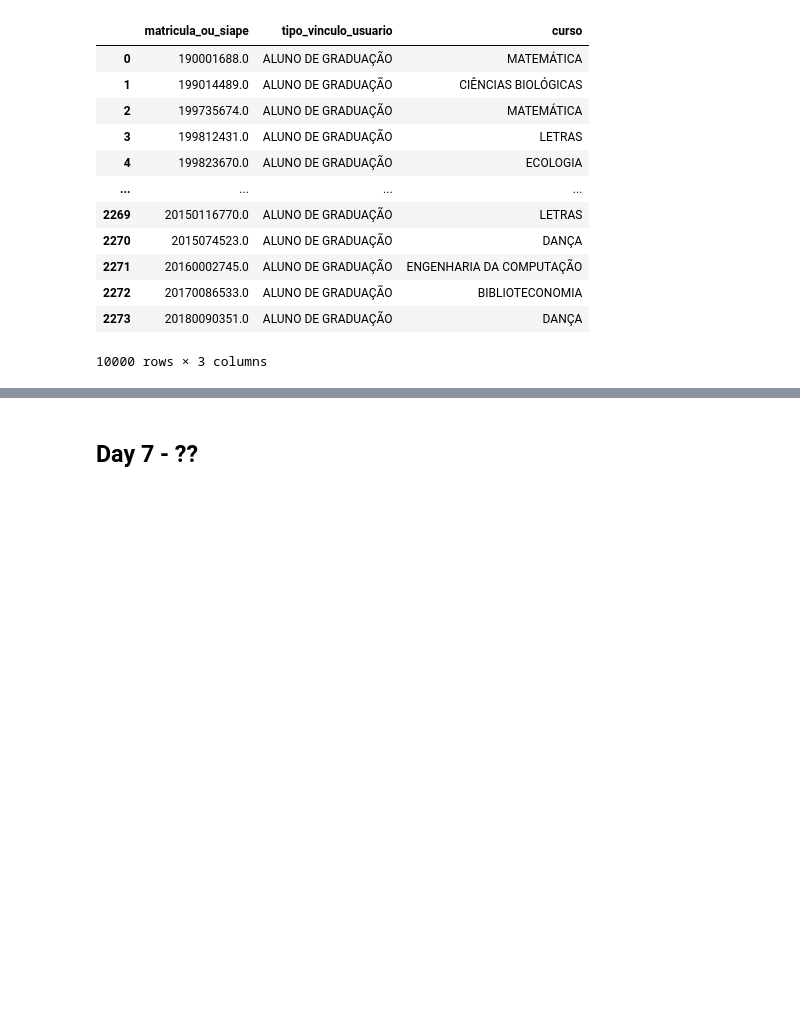
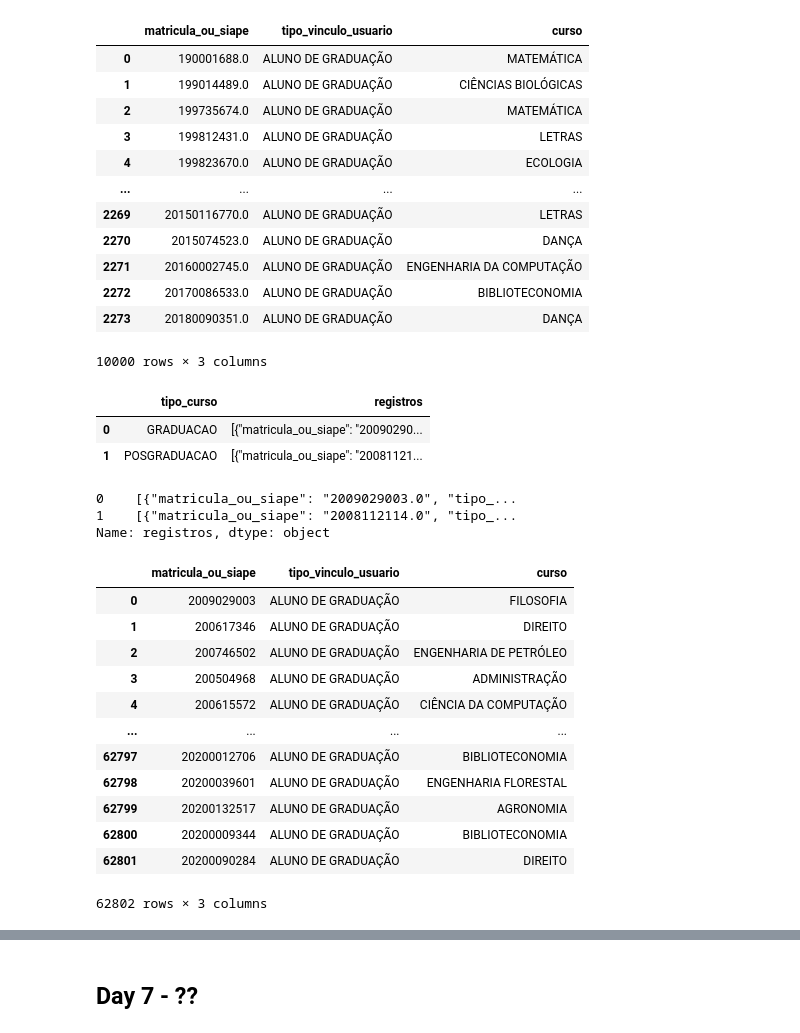
Before and after one commit to migueltosi/UFRN-Library-Data-Analysis, a Jupyter notebook: UFRN_Library.ipynb, the cells around one changed output, grey strips where cells are left out. Cells and saved outputs as stored; diff of their text form; code cells hidden in the pictures; blank space fills up the shorter version.

```diff
--- a/UFRN_Library.ipynb
+++ b/UFRN_Library.ipynb
@@ -835,3 +835,33 @@ users_excel
 | 2272 | 20170086533.0 | ALUNO DE GRADUAÇÃO | BIBLIOTECONOMIA |
 | 2273 | 20180090351.0 | ALUNO DE GRADUAÇÃO | DANÇA |
 10000 rows × 3 columns
+# %%
+users_json = pd.read_json('https://github.com/FranciscoFoz/7_Days_of_Code_Alura-Python-Pandas/raw/main/Dia_6-Novos_dados_novas_analises/Datasets/cadastro_alunos.json')
+users_json
+# %% [output]
+|  | tipo_curso | registros |
+| 0 | GRADUACAO | [{"matricula_ou_siape": "20090290... |
+| 1 | POSGRADUACAO | [{"matricula_ou_siape": "20081121... |
+# %%
+users_json['registros']
+# %% [output]
+0    [{"matricula_ou_siape": "2009029003.0", "tipo_...
+1    [{"matricula_ou_siape": "2008112114.0", "tipo_...
+Name: registros, dtype: object
+# %%
+users_json = pd.read_json(users_json['registros'][0])
+users_json
+# %% [output]
+|  | matricula_ou_siape | tipo_vinculo_usuario | curso |
+| 0 | 2009029003 | ALUNO DE GRADUAÇÃO | FILOSOFIA |
+| 1 | 200617346 | ALUNO DE GRADUAÇÃO | DIREITO |
+| 2 | 200746502 | ALUNO DE GRADUAÇÃO | ENGENHARIA DE PETRÓLEO |
+| 3 | 200504968 | ALUNO DE GRADUAÇÃO | ADMINISTRAÇÃO |
+| 4 | 200615572 | ALUNO DE GRADUAÇÃO | CIÊNCIA DA COMPUTAÇÃO |
+| ... | ... | ... | ... |
+| 62797 | 20200012706 | ALUNO DE GRADUAÇÃO | BIBLIOTECONOMIA |
+| 62798 | 20200039601 | ALUNO DE GRADUAÇÃO | ENGENHARIA FLORESTAL |
+| 62799 | 20200132517 | ALUNO DE GRADUAÇÃO | AGRONOMIA |
+| 62800 | 20200009344 | ALUNO DE GRADUAÇÃO | BIBLIOTECONOMIA |
+| 62801 | 20200090284 | ALUNO DE GRADUAÇÃO | DIREITO |
+62802 rows × 3 columns
```
Also changed, not shown: parts of 7 cells of this notebook.
